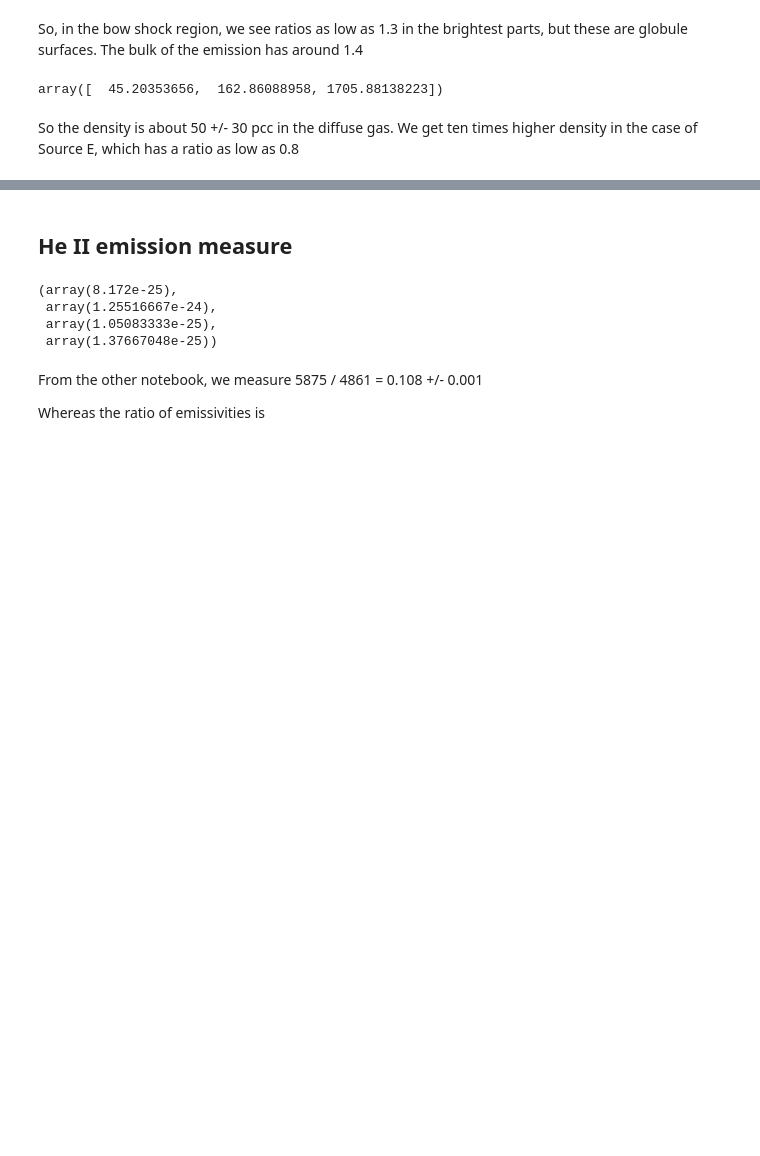
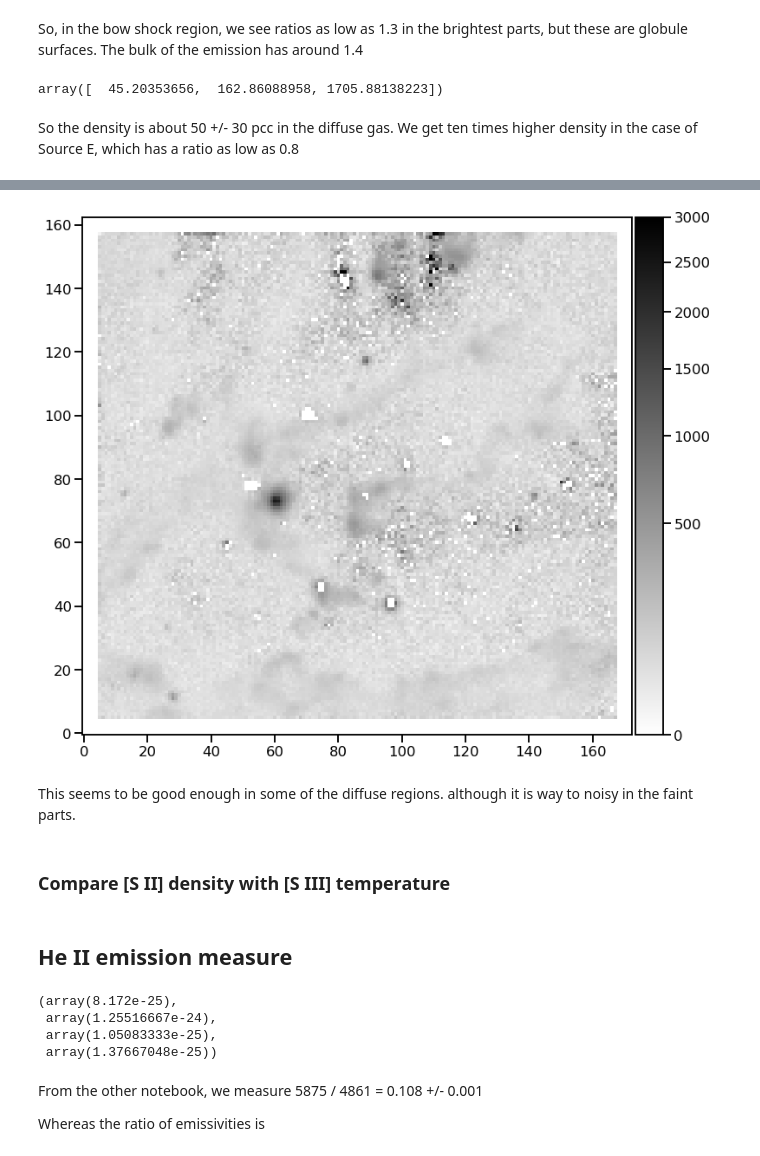
Before and after one commit to will-henney/muse-hii-regions, a Jupyter notebook: notebooks/01-02-yet-more-line-ratios.ipynb, the cells around one changed output, grey strips where cells are left out. Cells and saved outputs as stored; diff of their text form; code cells hidden in the pictures; blank space fills up the shorter version.

```diff
--- a/notebooks/01-02-yet-more-line-ratios.ipynb
+++ b/notebooks/01-02-yet-more-line-ratios.ipynb
@@ -222,0 +225,3 @@ So the density is about 50 +/- 30 pcc in the diffuse gas.  We get ten times high
+# %%
+r_s2_grid = np.linspace(0.5, 1.44, 1001)
+n_s2_grid = s2.getTemDen(r_s2_grid, tem=12000.0, wave1=6716, wave2=6731)
@@ -222,0 +240,22 @@ So the density is about 50 +/- 30 pcc in the diffuse gas.  We get ten times high
+# %%
+fixmask = im6716.mask | (iew6716.data > 10.0) | (iew6716.data < -0.2)
+fixmask[90:97, 147:152] = True
+fixmask[79:86, 191:197] = True
+
+
+im_n_sii = im6716.clone(data_init=np.empty)
+im_n_sii.mask = fixmask
+trim_edges(im_n_sii, 10)
+im_n_sii.data[~fixmask] = np.interp(
+    im6716.data[~fixmask] / im6731.data[~fixmask],
+    r_s2_grid, n_s2_grid,
+    left=np.nan, right=np.nan,
+)
+im_n_sii.mask = im_n_sii.mask | ~np.isfinite(im_n_sii.data)
+# %%
+fig, ax = plt.subplots(figsize=(12, 12))
+im_n_sii.rebin(2).plot(colorbar="v", cmap="gray_r", scale="sqrt", vmin=0.0, vmax=3000.);
+# %% [output]
+[figure, added]
+# %% [markdown]
+This seems to be good enough in some of the diffuse regions. although it is way to noisy in the faint parts.
@@ -223,3 +264,5 @@ So the density is about 50 +/- 30 pcc in the diffuse gas.  We get ten times high
+# %% [markdown]
+### Compare [S II] density with [S III] temperature
 # %% [markdown]
 ## He II emission measure
 # %%
```
Also changed, not shown: parts of 13 cells of this notebook, 10 other files.
